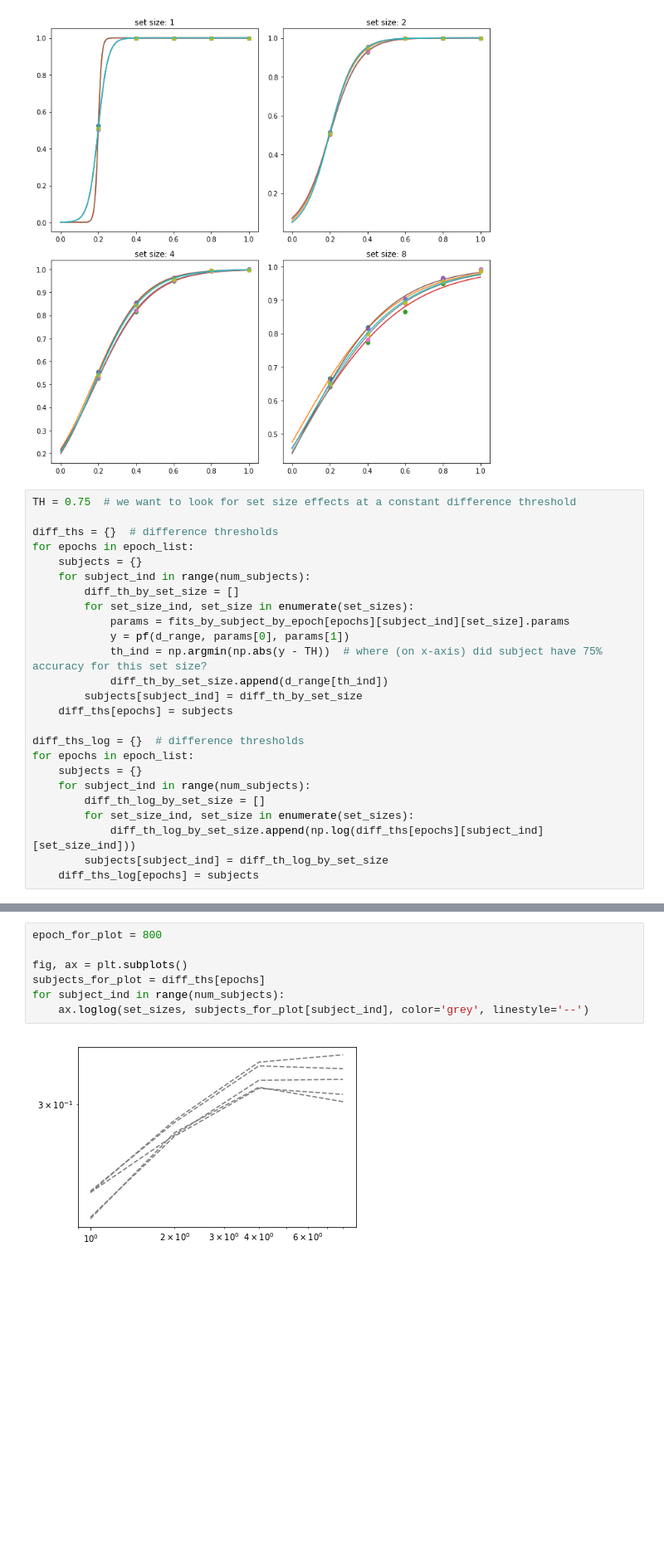
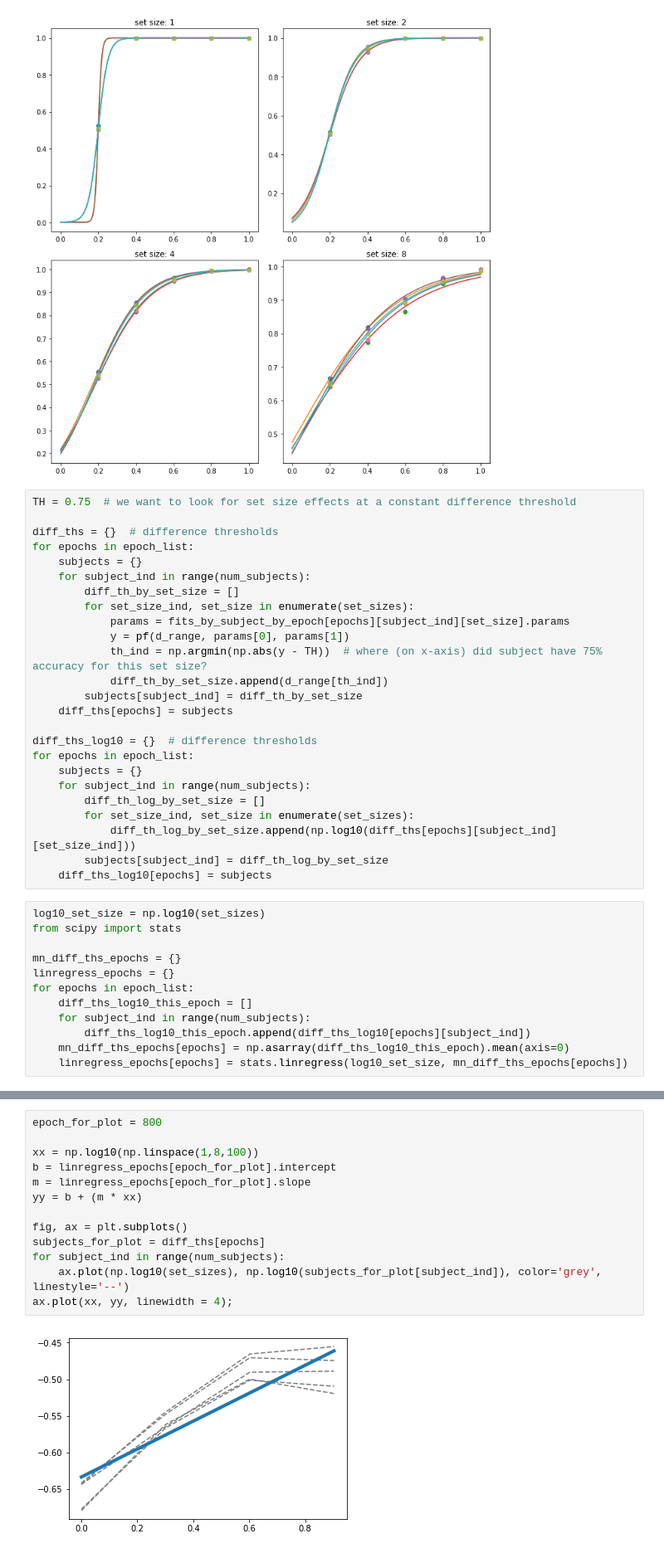
Before and after one commit to NickleDave/visual-search-nets, a Jupyter notebook: docs/notebooks/psychometric.ipynb, the cells around one changed output, grey strips where cells are left out. Shown at 83% size. Saved outputs shown, nothing was run; the diff lists cells and outputs as text; blank space fills up the shorter version.

Commit message:
fix loglog plot in psychometric.ipynb

```diff
--- a/docs/notebooks/psychometric.ipynb
+++ b/docs/notebooks/psychometric.ipynb
@@ -177,12 +177,24 @@ for epochs in epoch_list:
         subjects[subject_ind] = diff_th_by_set_size
     diff_ths[epochs] = subjects
 
-diff_ths_log = {}  # difference thresholds
+diff_ths_log10 = {}  # difference thresholds
 for epochs in epoch_list:
     subjects = {}
     for subject_ind in range(num_subjects):
         diff_th_log_by_set_size = []
         for set_size_ind, set_size in enumerate(set_sizes):
-            diff_th_log_by_set_size.append(np.log(diff_ths[epochs][subject_ind][set_size_ind]))
+            diff_th_log_by_set_size.append(np.log10(diff_ths[epochs][subject_ind][set_size_ind]))
         subjects[subject_ind] = diff_th_log_by_set_size
-    diff_ths_log[epochs] = subjects
+    diff_ths_log10[epochs] = subjects
+# %%
+log10_set_size = np.log10(set_sizes)
+from scipy import stats
+
+mn_diff_ths_epochs = {}
+linregress_epochs = {}
+for epochs in epoch_list:
+    diff_ths_log10_this_epoch = []
+    for subject_ind in range(num_subjects):
+        diff_ths_log10_this_epoch.append(diff_ths_log10[epochs][subject_ind])
+    mn_diff_ths_epochs[epochs] = np.asarray(diff_ths_log10_this_epoch).mean(axis=0)
+    linregress_epochs[epochs] = stats.linregress(log10_set_size, mn_diff_ths_epochs[epochs])
@@ -189,9 +205,15 @@ for epochs in epoch_list:
 # %%
 epoch_for_plot = 800
+
+xx = np.log10(np.linspace(1,8,100))
+b = linregress_epochs[epoch_for_plot].intercept
+m = linregress_epochs[epoch_for_plot].slope
+yy = b + (m * xx)
 
 fig, ax = plt.subplots()
 subjects_for_plot = diff_ths[epochs]
 for subject_ind in range(num_subjects):
-    ax.loglog(set_sizes, subjects_for_plot[subject_ind], color='grey', linestyle='--')
+    ax.plot(np.log10(set_sizes), np.log10(subjects_for_plot[subject_ind]), color='grey', linestyle='--')
+ax.plot(xx, yy, linewidth = 4);
 # %% [output]
-[figure, old version]
+[figure, new version]
```
Also changed, not shown: parts of 4 cells of this notebook.
